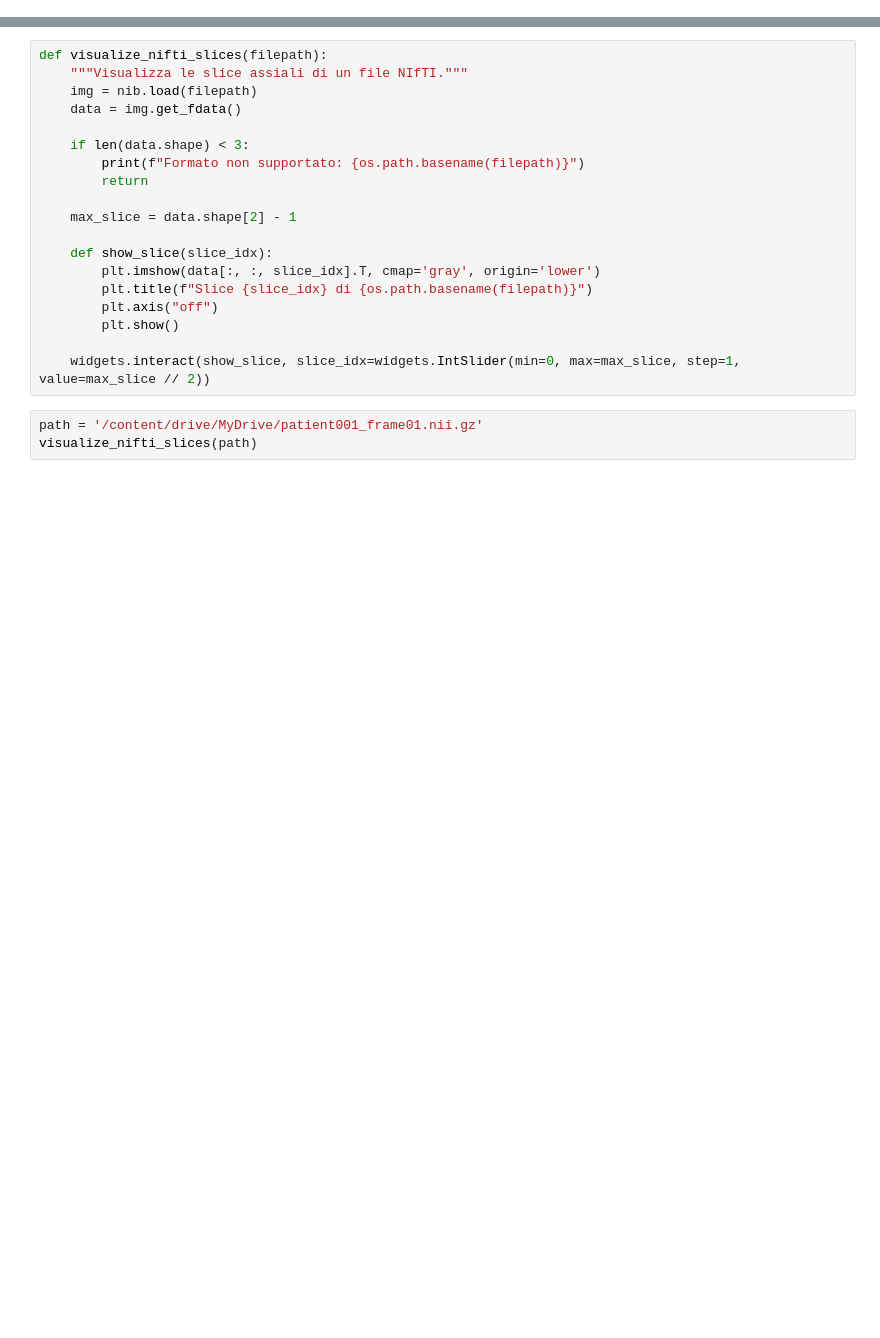
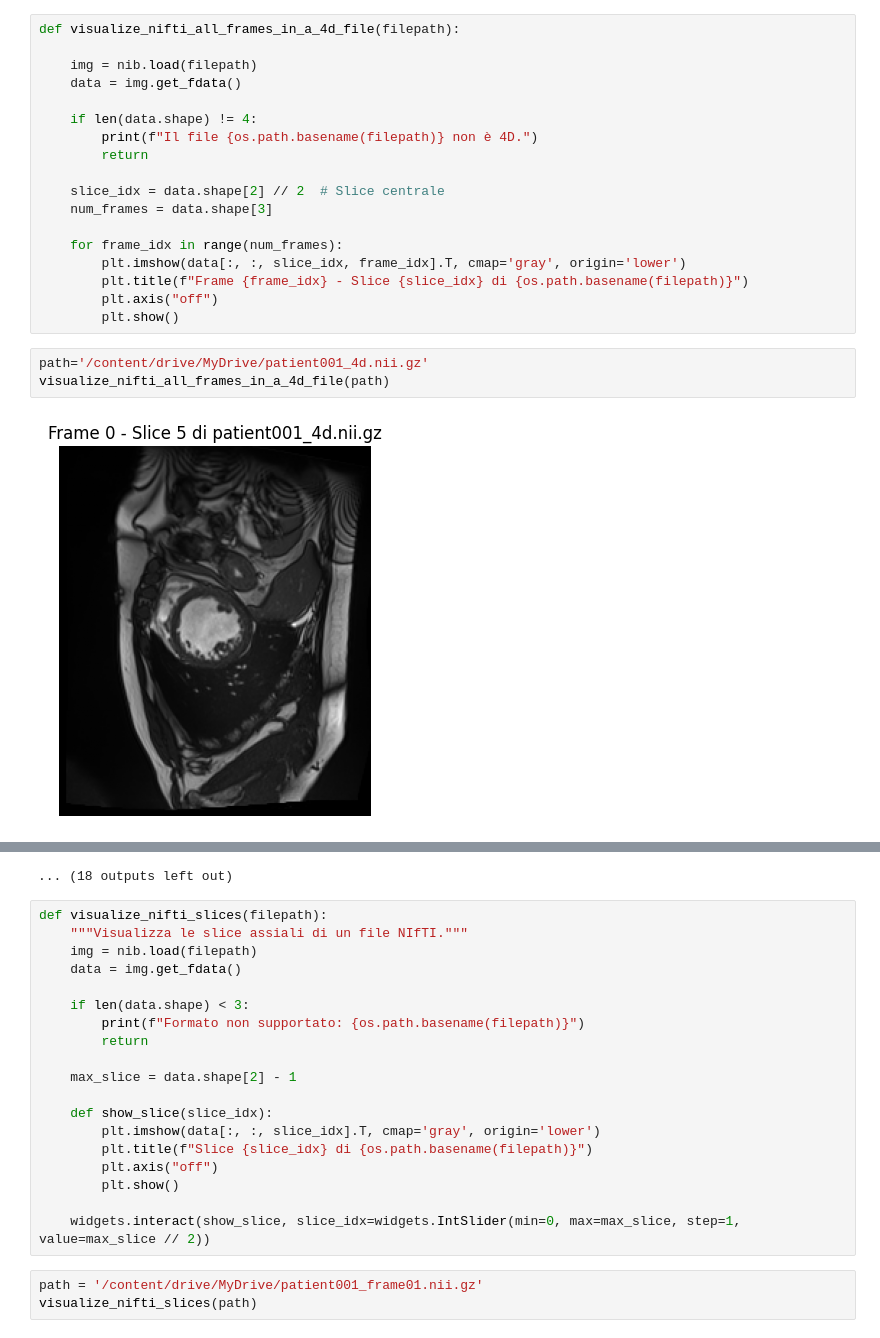
Before and after one commit to AranCi012/Cardiac_MRI, a Jupyter notebook: utils/visualizzazione_interattiva.ipynb, the cells around one changed output, grey strips where cells are left out. Drawn from its saved outputs; the diff is of its cells as text; blank space fills up the shorter version.

```diff
--- a/utils/visualizzazione_interattiva.ipynb
+++ b/utils/visualizzazione_interattiva.ipynb
@@ -12,0 +13,23 @@ Drive already mounted at /content/drive; to attempt to forcibly remount, call dr
+# %%
+def visualize_nifti_all_frames_in_a_4d_file(filepath):
+
+    img = nib.load(filepath)
+    data = img.get_fdata()
+
+    if len(data.shape) != 4:
+        print(f"Il file {os.path.basename(filepath)} non è 4D.")
+        return
+
+    slice_idx = data.shape[2] // 2  # Slice centrale
+    num_frames = data.shape[3]
+
+    for frame_idx in range(num_frames):
+        plt.imshow(data[:, :, slice_idx, frame_idx].T, cmap='gray', origin='lower')
+        plt.title(f"Frame {frame_idx} - Slice {slice_idx} di {os.path.basename(filepath)}")
+        plt.axis("off")
+        plt.show()
+# %%
+path='/content/drive/MyDrive/patient001_4d.nii.gz'
+visualize_nifti_all_frames_in_a_4d_file(path)
+# %% [output]
+[figure, added]
@@ -13,3 +47,4 @@ Drive already mounted at /content/drive; to attempt to forcibly remount, call dr
+... (18 outputs left out)
 # %%
 def visualize_nifti_slices(filepath):
     """Visualizza le slice assiali di un file NIfTI."""
```
Also changed, not shown: parts of 6 cells of this notebook, 4 other files.
